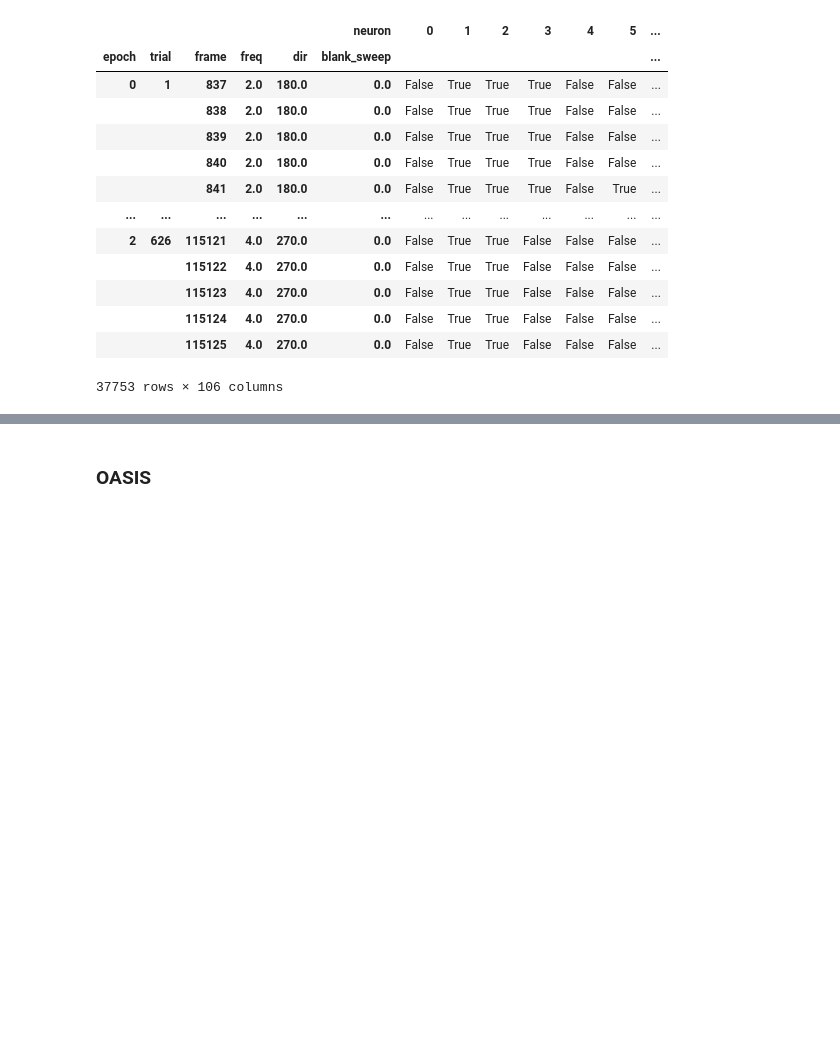
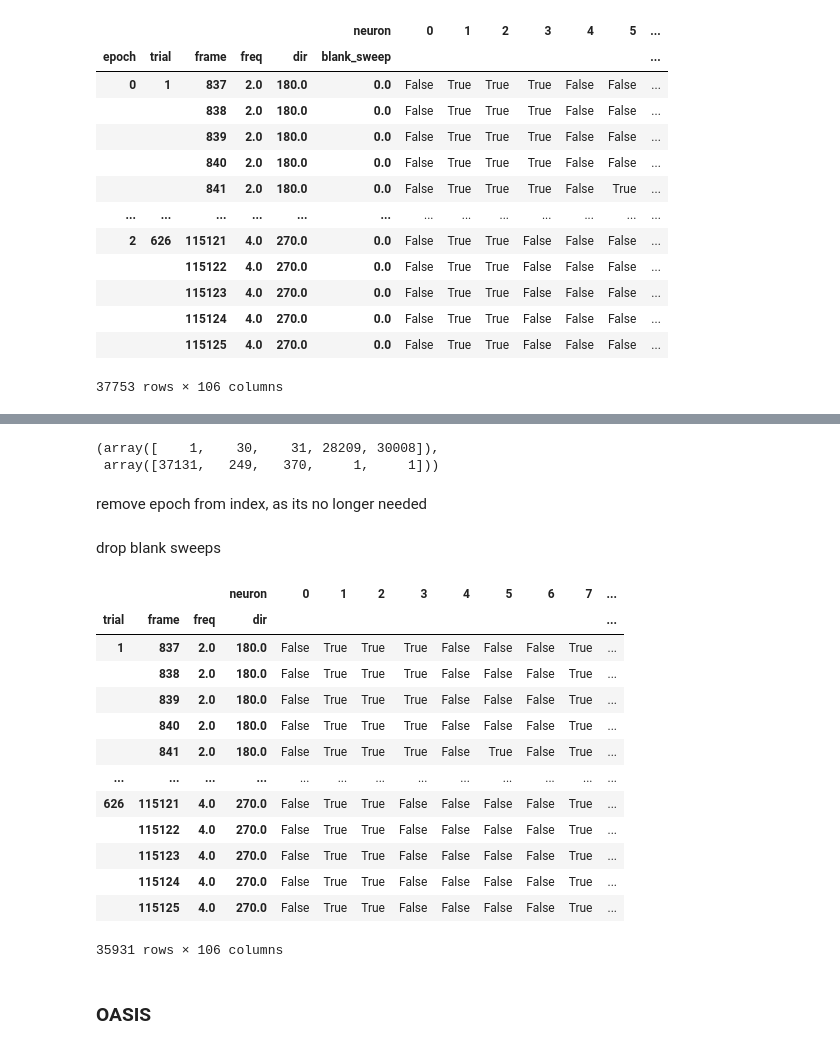
Before and after one commit to toniklenk/NeuralDataScience, a Jupyter notebook: Abschlussprojekt/practical01.ipynb, the cells around one changed output, grey strips where cells are left out. Drawn from its saved outputs; the diff is of its cells as text; code cells hidden in the pictures; blank space fills up the shorter version.

```diff
--- a/Abschlussprojekt/practical01.ipynb
+++ b/Abschlussprojekt/practical01.ipynb
@@ -502,3 +505,35 @@ df_trials
+# %%
+np.unique(np.diff(df_trials.index.get_level_values("frame").values), return_counts=True)
+# %% [output]
+(array([    1,    30,    31, 28209, 30008]),
+ array([37131,   249,   370,     1,     1]))
+# %% [markdown]
+remove epoch from index, as its no longer needed
+# %%
+df_trials = df_trials.droplevel("epoch")
+# %% [markdown]
+drop blank sweeps
+# %%
+# drop blank sweeps
+df_trials = df_trials[df_trials.index.get_level_values("blank_sweep") < 0.5]
+df_trials = df_trials.droplevel("blank_sweep")
+# %%
+df_trials
+# %% [output]
+|  |  |  | neuron | 0 | 1 | 2 | 3 | 4 | 5 | 6 | 7 | ... |
+| trial | frame | freq | dir |  |  |  |  |  |  |  |  | ... |
+| 1 | 837 | 2.0 | 180.0 | False | True | True | True | False | False | False | True | ... |
+|  | 838 | 2.0 | 180.0 | False | True | True | True | False | False | False | True | ... |
+|  | 839 | 2.0 | 180.0 | False | True | True | True | False | False | False | True | ... |
+|  | 840 | 2.0 | 180.0 | False | True | True | True | False | False | False | True | ... |
+|  | 841 | 2.0 | 180.0 | False | True | True | True | False | True | False | True | ... |
+| ... | ... | ... | ... | ... | ... | ... | ... | ... | ... | ... | ... | ... |
+| 626 | 115121 | 4.0 | 270.0 | False | True | True | False | False | False | False | True | ... |
+|  | 115122 | 4.0 | 270.0 | False | True | True | False | False | False | False | True | ... |
+|  | 115123 | 4.0 | 270.0 | False | True | True | False | False | False | False | True | ... |
+|  | 115124 | 4.0 | 270.0 | False | True | True | False | False | False | False | True | ... |
+|  | 115125 | 4.0 | 270.0 | False | True | True | False | False | False | False | True | ... |
+35931 rows × 106 columns
 # %% [markdown]
 ### OASIS
 # %%
```
Also changed, not shown: parts of 6 cells of this notebook.
